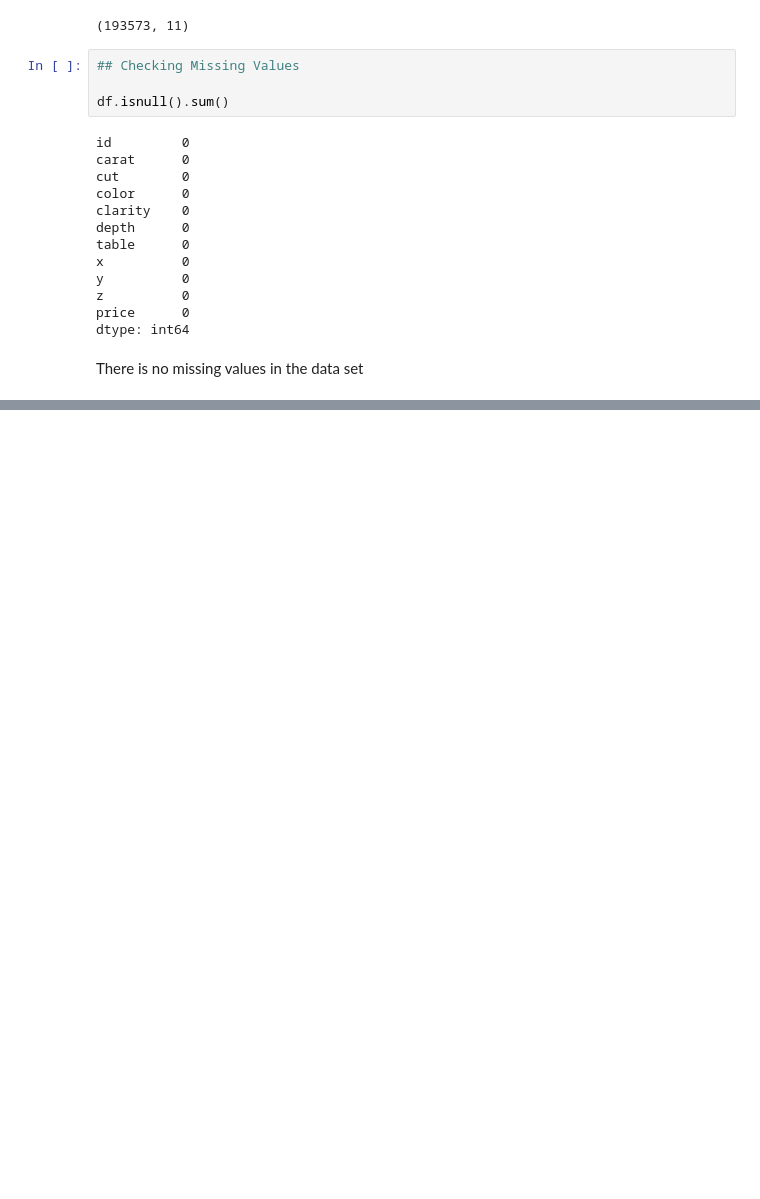
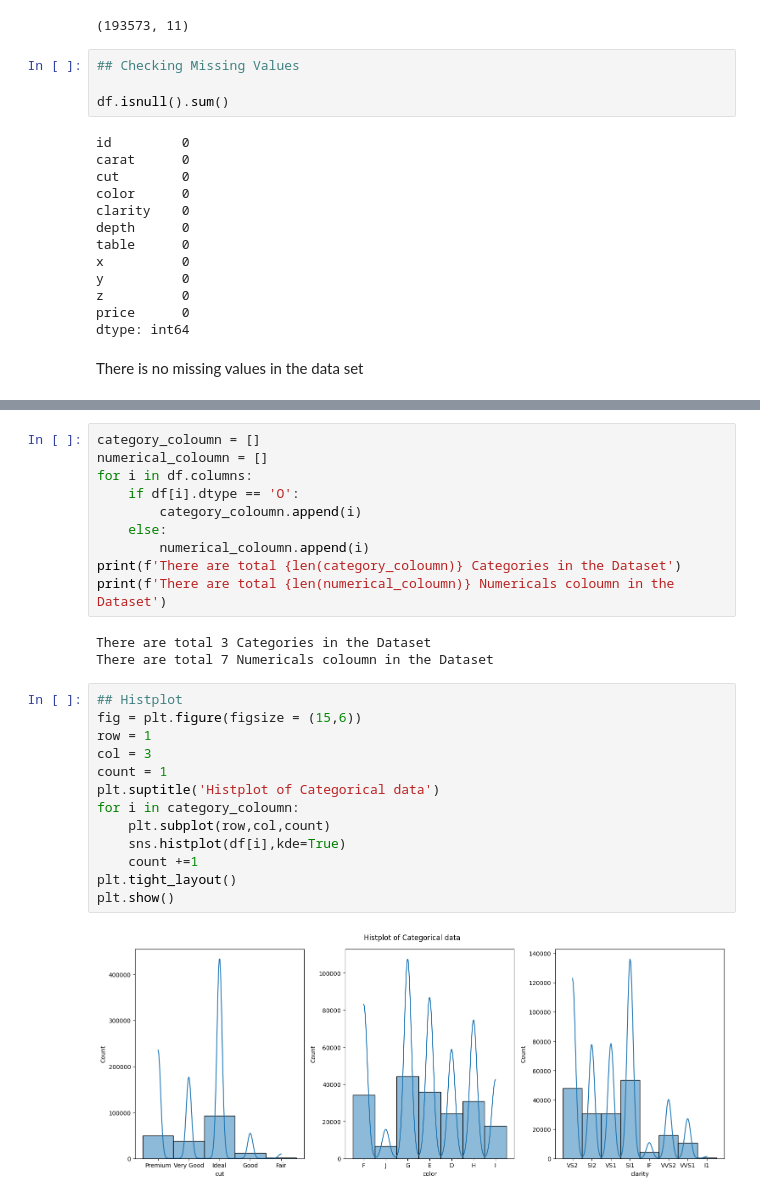
Before and after one commit to romitdubey/diamond-price-prediction, a Jupyter notebook: notebooks/EDA.ipynb, the cells around one changed output, grey strips where cells are left out. Saved outputs shown, nothing was run; the diff lists cells and outputs as text; blank space fills up the shorter version.

```diff
--- a/notebooks/EDA.ipynb
+++ b/notebooks/EDA.ipynb
@@ -87,0 +152,28 @@ There is no missing values in the data set
+# %%
+category_coloumn = []
+numerical_coloumn = []
+for i in df.columns:
+    if df[i].dtype == 'O':
+        category_coloumn.append(i)
+    else:
+        numerical_coloumn.append(i)
+print(f'There are total {len(category_coloumn)} Categories in the Dataset')
+print(f'There are total {len(numerical_coloumn)} Numericals coloumn in the Dataset')
+# %% [output]
+There are total 3 Categories in the Dataset
+There are total 7 Numericals coloumn in the Dataset
+# %%
+## Histplot
+fig = plt.figure(figsize = (15,6))
+row = 1
+col = 3
+count = 1
+plt.suptitle('Histplot of Categorical data')
+for i in category_coloumn:
+    plt.subplot(row,col,count)
+    sns.histplot(df[i],kde=True)
+    count +=1
+plt.tight_layout()
+plt.show()
+# %% [output]
+[figure, added]
```
Also changed, not shown: parts of 13 cells of this notebook, 1 other file.
